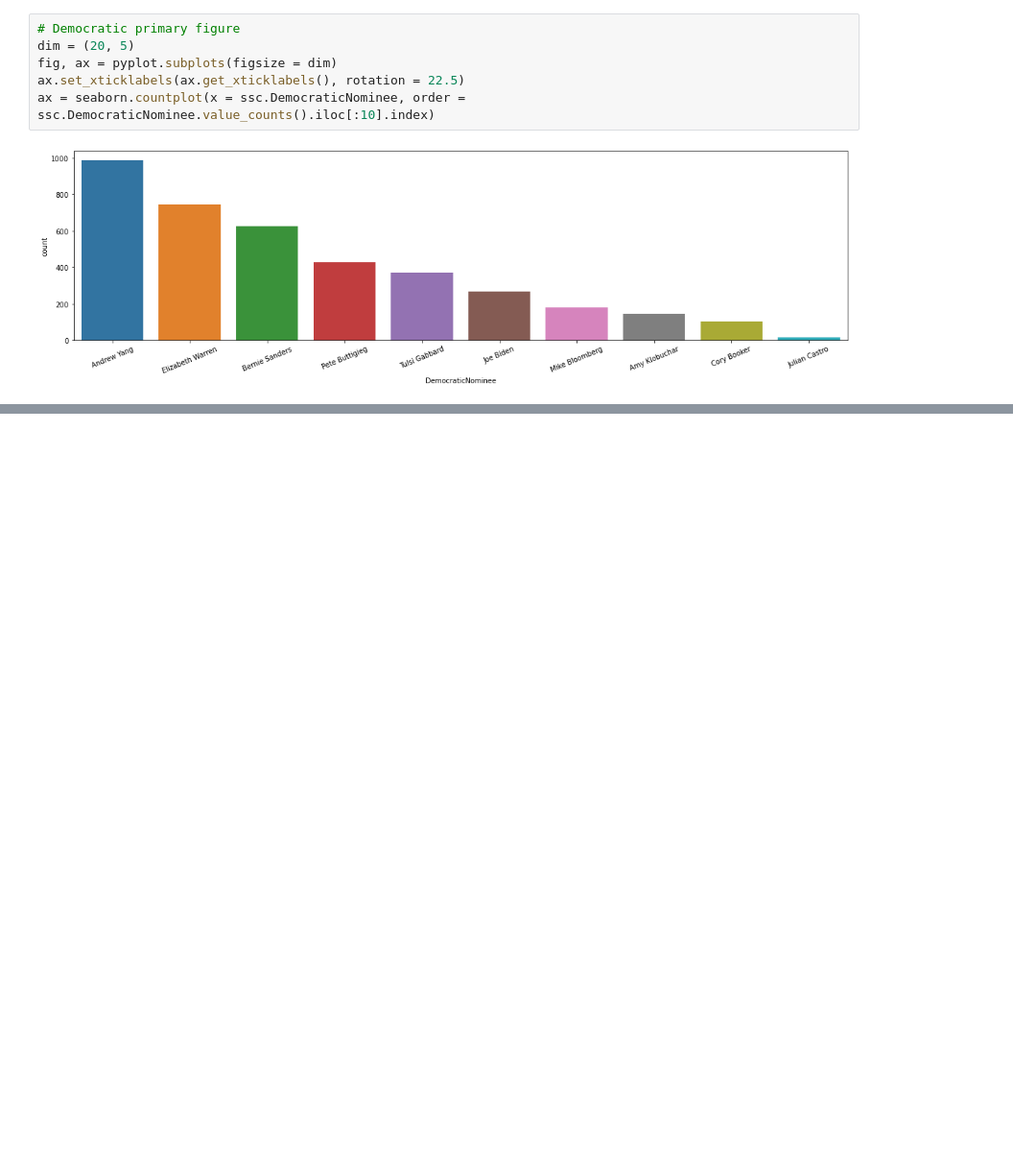
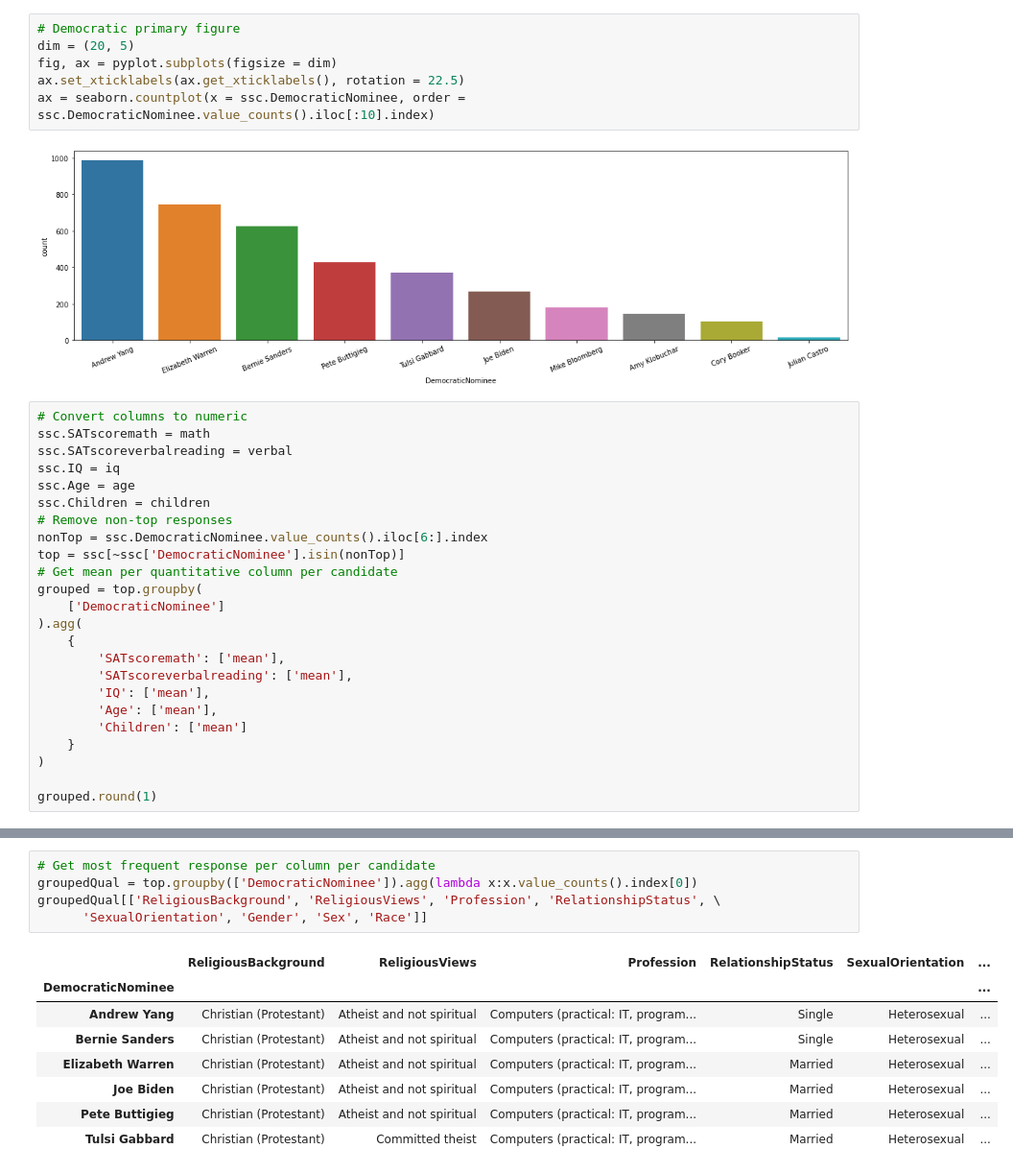
Before and after one commit to aarondzt/Slate-Star-Codex-Voter-Demographics, a Jupyter notebook: 601 Homework 1.ipynb, the cells around one changed output, grey strips where cells are left out. Shown: that part at 96% size. Cells and saved outputs as stored; diff of their text form; blank space fills up the shorter version.

Commit message:
Demographics per candidate

```diff
--- a/601 Homework 1.ipynb
+++ b/601 Homework 1.ipynb
@@ -166,3 +166,27 @@ ax.set_xticklabels(ax.get_xticklabels(), rotation = 22.5)
 ax = seaborn.countplot(x = ssc.DemocraticNominee, order = ssc.DemocraticNominee.value_counts().iloc[:10].index)
 # %% [output]
 [figure]
+# %%
+# Convert columns to numeric
+ssc.SATscoremath = math
+ssc.SATscoreverbalreading = verbal
+ssc.IQ = iq
+ssc.Age = age
+ssc.Children = children
+# Remove non-top responses
+nonTop = ssc.DemocraticNominee.value_counts().iloc[6:].index
+top = ssc[~ssc['DemocraticNominee'].isin(nonTop)]
+# Get mean per quantitative column per candidate
+grouped = top.groupby(
+    ['DemocraticNominee']
+).agg(
+    {
+        'SATscoremath': ['mean'],
+        'SATscoreverbalreading': ['mean'],
+        'IQ': ['mean'],
+        'Age': ['mean'],
+        'Children': ['mean']
+    }
+)
+
+grouped.round(1)
@@ -168,0 +203,14 @@ ax = seaborn.countplot(x = ssc.DemocraticNominee, order = ssc.DemocraticNominee.
+# %%
+# Get most frequent response per column per candidate
+groupedQual = top.groupby(['DemocraticNominee']).agg(lambda x:x.value_counts().index[0])
+groupedQual[['ReligiousBackground', 'ReligiousViews', 'Profession', 'RelationshipStatus', \
+      'SexualOrientation', 'Gender', 'Sex', 'Race']]
+# %% [output]
+|  | ReligiousBackground | ReligiousViews | Profession | RelationshipStatus | SexualOrientation | ... |
+| DemocraticNominee |  |  |  |  |  | ... |
+| Andrew Yang | Christian (Protestant) | Atheist and not spiritual | Computers (practical: IT, program... | Single | Heterosexual | ... |
+| Bernie Sanders | Christian (Protestant) | Atheist and not spiritual | Computers (practical: IT, program... | Single | Heterosexual | ... |
+| Elizabeth Warren | Christian (Protestant) | Atheist and not spiritual | Computers (practical: IT, program... | Married | Heterosexual | ... |
+| Joe Biden | Christian (Protestant) | Atheist and not spiritual | Computers (practical: IT, program... | Married | Heterosexual | ... |
+| Pete Buttigieg | Christian (Protestant) | Atheist and not spiritual | Computers (practical: IT, program... | Married | Heterosexual | ... |
+| Tulsi Gabbard | Christian (Protestant) | Committed theist | Computers (practical: IT, program... | Married | Heterosexual | ... |
```
Also changed, not shown: parts of 1 cell of this notebook.
